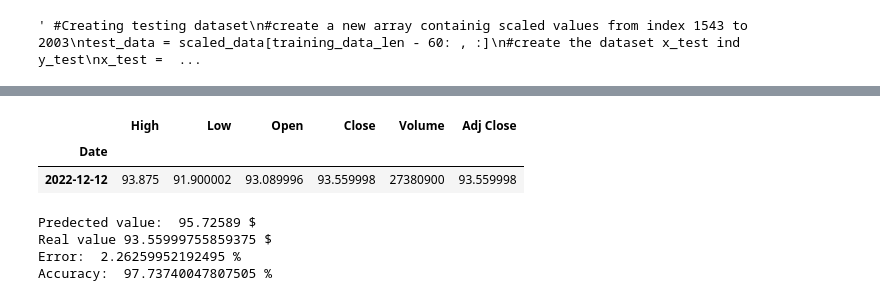
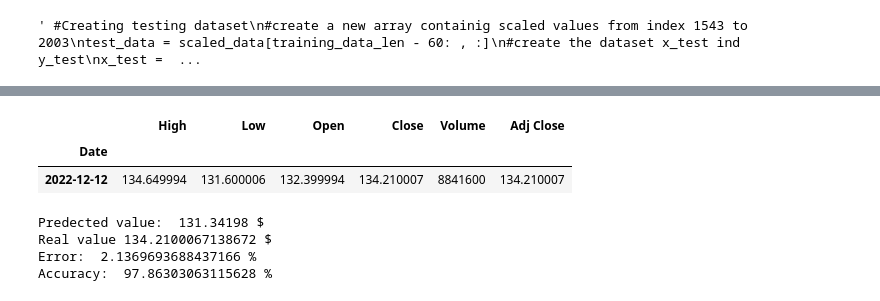
Before and after one commit to neeerob/Stock-closing-price-prediction, a Jupyter notebook: Using Artificial neural network for APPLE(AAPL) advanceV1.0.ipynb, the cells around one changed output, grey strips where cells are left out. Saved outputs shown, nothing was run; the diff lists cells and outputs as text; code cells hidden in the pictures.

```diff
--- a/Using Artificial neural network for APPLE(AAPL) advanceV1.0.ipynb
+++ b/Using Artificial neural network for APPLE(AAPL) advanceV1.0.ipynb
@@ -253,21 +253,21 @@ print(pred_price)
 # %%
-apple_quote2 = web.DataReader('GOOG', data_source = 'yahoo', start='2022-12-12', end='2022-12-12')
+apple_quote2 = web.DataReader('JPM', data_source = 'yahoo', start='2022-12-12', end='2022-12-12')
 apple_quote2
 # %% [output]
 |  | High | Low | Open | Close | Volume | Adj Close |
 | Date |  |  |  |  |  |  |
-| 2022-12-12 | 93.875 | 91.900002 | 93.089996 | 93.559998 | 27380900 | 93.559998 |
+| 2022-12-12 | 134.649994 | 131.600006 | 132.399994 | 134.210007 | 8841600 | 134.210007 |
 # %%
 measered = pred_price[0][0]
 original = apple_quote2['Close'][0]
-p_of_error = ((measered-original)/measered)*100
+p_of_error = ((original-measered)/original)*100
 print('Predected value: ', measered, '$')
 print('Real value', original, '$')
 print('Error: ', p_of_error, '%')
 accuracy = 100-p_of_error
 print('Accuracy: ', accuracy, '%')
 # %% [output]
-Predected value:  95.72589 $
-Real value 93.55999755859375 $
-Error:  2.26259952192495 %
-Accuracy:  97.73740047807505 %
+Predected value:  131.34198 $
+Real value 134.2100067138672 $
+Error:  2.1369693688437166 %
+Accuracy:  97.86303063115628 %
```
Also changed, not shown: parts of 15 cells of this notebook.
